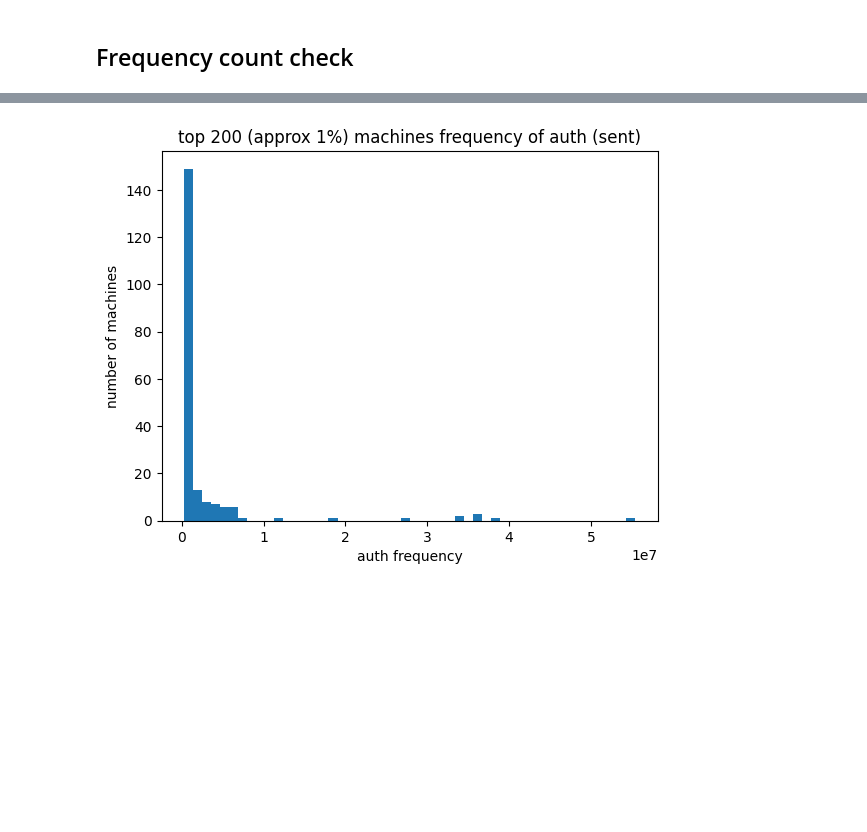
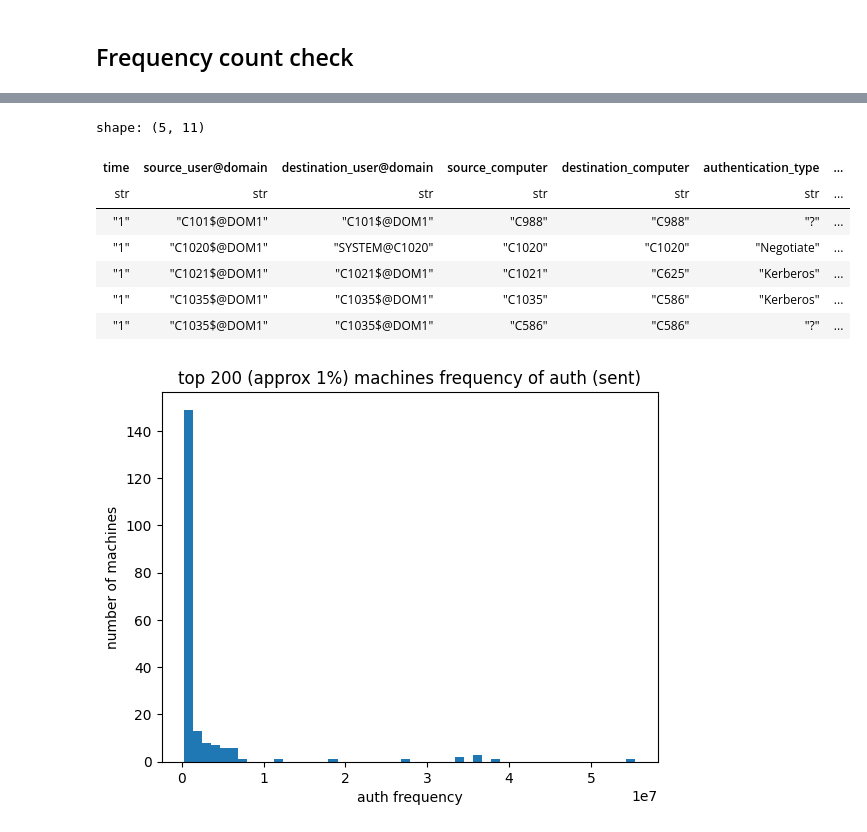
Before and after one commit to adam-broomhead/cybersecurity_thesis, a Jupyter notebook: notebooks/Imports and EDA/EDA.ipynb, the cells around one changed output, grey strips where cells are left out. Drawn from its saved outputs; the diff is of its cells as text; code cells hidden in the pictures; blank space fills up the shorter version.

```diff
--- a/notebooks/Imports and EDA/EDA.ipynb
+++ b/notebooks/Imports and EDA/EDA.ipynb
@@ -234,3 +237,14 @@ plot_counts(column='destination_user@domain')
+# %%
+df.filter(pl.col('source_user_type') == 'machine').head().collect()
+# %% [output]
+shape: (5, 11)
+| time | source_user@domain | destination_user@domain | source_computer | destination_computer | authentication_type | ... |
+| str | str | str | str | str | str | ... |
+| "1" | "C101$@DOM1" | "C101$@DOM1" | "C988" | "C988" | "?" | ... |
+| "1" | "C1020$@DOM1" | "SYSTEM@C1020" | "C1020" | "C1020" | "Negotiate" | ... |
+| "1" | "C1021$@DOM1" | "C1021$@DOM1" | "C1021" | "C625" | "Kerberos" | ... |
+| "1" | "C1035$@DOM1" | "C1035$@DOM1" | "C1035" | "C586" | "Kerberos" | ... |
+| "1" | "C1035$@DOM1" | "C1035$@DOM1" | "C586" | "C586" | "?" | ... |
 # %%
 top_pct = source_counts.head(200)
 frequencies = top_pct['len'].to_list()
```
Also changed, not shown: parts of 9 cells of this notebook, 1 other file.
